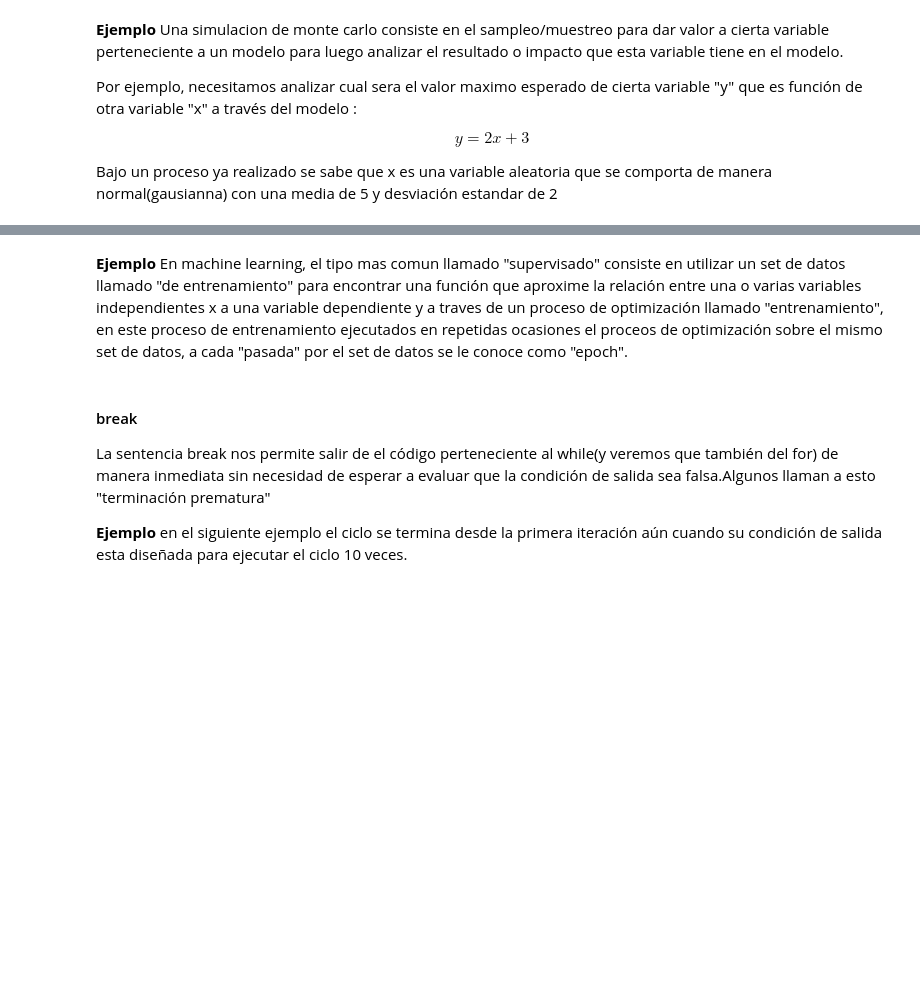
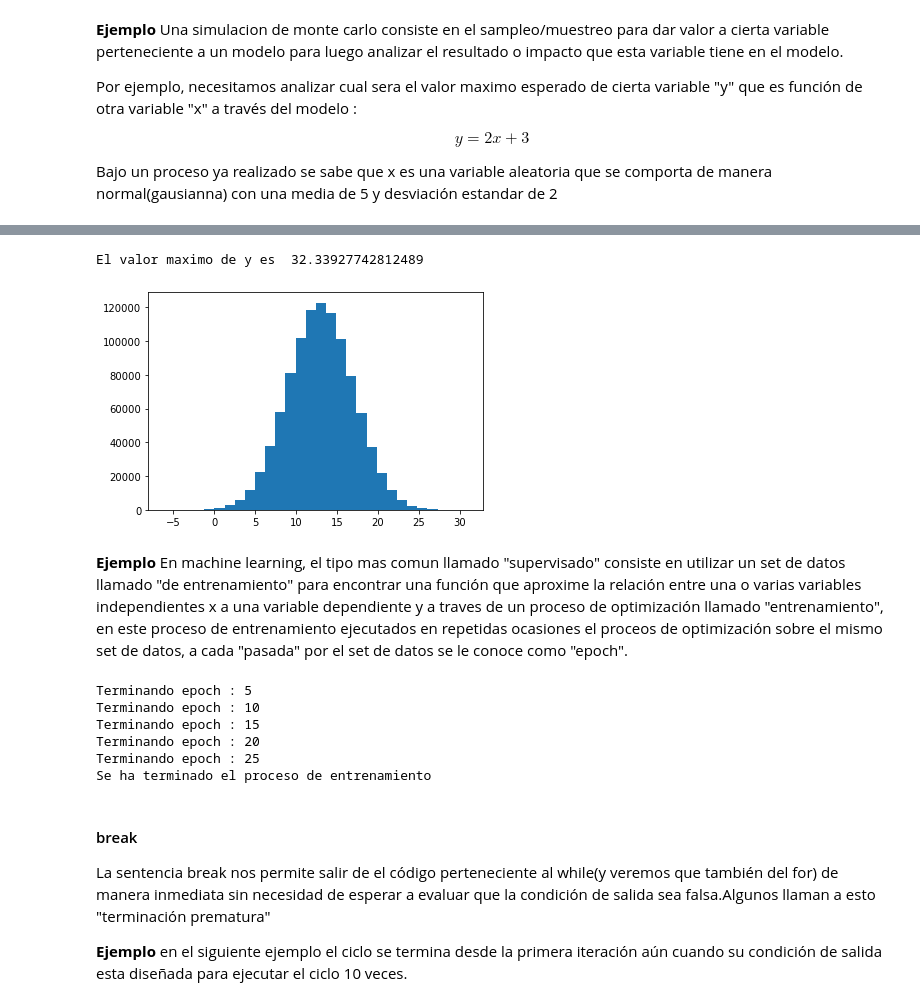
Before and after one commit to ticosabrax/pyt4ds, a Jupyter notebook: examples/Clase_04_Estructuras_de_Control.ipynb, the cells around one changed output, grey strips where cells are left out. Drawn from its saved outputs; the diff is of its cells as text; code cells hidden in the pictures; blank space fills up the shorter version.

```diff
--- a/examples/Clase_04_Estructuras_de_Control.ipynb
+++ b/examples/Clase_04_Estructuras_de_Control.ipynb
@@ -336,8 +336,8 @@ print(y)
 # %% [output]
 57
 # %%
-w = f if x >= 11 else g + 1 # equivale a w = al resultado del if
-print(w)
+y = f if x >= 11 else g + 1 # equivale a y = al resultado del if
+print(y)
 # %% [output]
 58
 # %% [markdown]
@@ -440,16 +468,20 @@ ys_simulados = []
 
 while iteracion <= SIMULACIONES:
     x_simulado = random.gauss(5,2) # sampleo/muestreo de la variable x
-    y = 2*x_simulado + 3 #aplicar el modelo a la variable "simulada"
+    y = 2 * x_simulado + 3 #aplicar el modelo a la variable "simulada"
     ys_simulados.append(y)
     y_maximo = max(y_maximo,y) #en cada iteracion determinar el maximo encontrado
 
     iteracion +=1
 
 print("El valor maximo de y es ",y_maximo)
+# %% [output]
+El valor maximo de y es  32.33927742812489
 # %%
-plt.hist(ys_simulados)
+plt.hist(ys_simulados, bins = 30)
 plt.show()
+# %% [output]
+[figure, added]
 # %% [markdown]
 **Ejemplo** En machine learning, el tipo mas comun llamado "supervisado" consiste en utilizar un set de datos llamado "de entrenamiento" para encontrar una función que aproxime la relación entre una o varias variables independientes x a una variable dependiente y a traves de un proceso de optimización llamado "entrenamiento", en este proceso de entrenamiento ejecutados en repetidas ocasiones el proceos de optimización sobre el mismo set de datos,  a cada "pasada" por el set de datos se le conoce como "epoch".
 # %%
@@ -470,6 +502,13 @@ while epoch <= EPOCHS:
     epoch+=1
 
 print("Se ha terminado el proceso de entrenamiento")
+# %% [output]
+Terminando epoch : 5
+Terminando epoch : 10
+Terminando epoch : 15
+Terminando epoch : 20
+Terminando epoch : 25
+Se ha terminado el proceso de entrenamiento
 # %% [markdown]
 #### break
 
```
Also changed, not shown: parts of 5 cells of this notebook.
